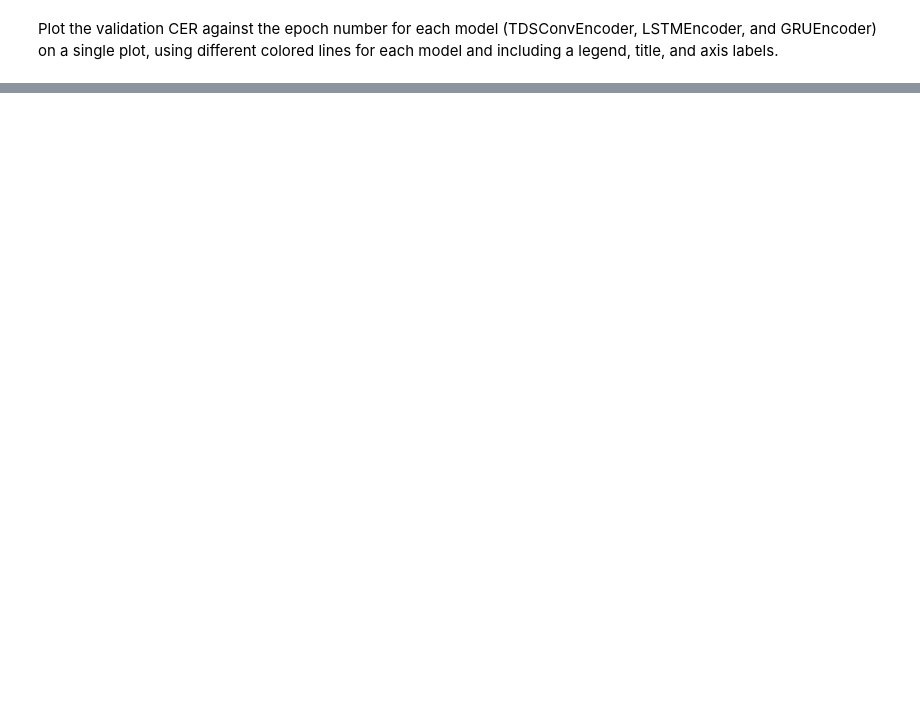
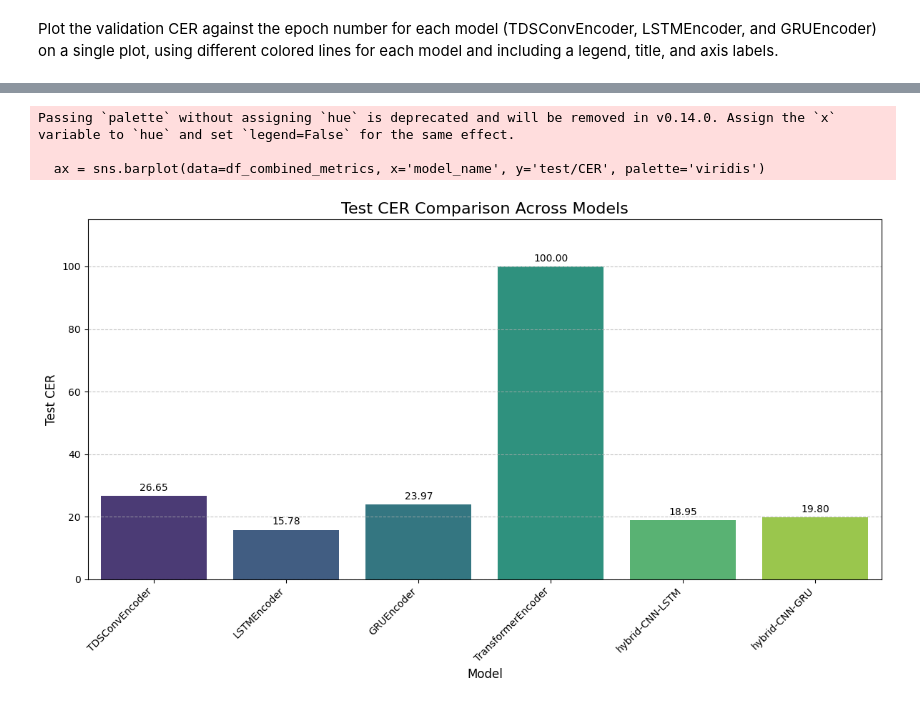
Before and after one commit to shxlpa/emg2qwerty_W26, a Jupyter notebook: Colab_setup.ipynb, the cells around one changed output, grey strips where cells are left out. Drawn from its saved outputs; the diff is of its cells as text; code cells hidden in the pictures; blank space fills up the shorter version.

```diff
--- a/Colab_setup.ipynb
+++ b/Colab_setup.ipynb
@@ -281,0 +342,28 @@ plt.show()
+# %%
+import matplotlib.pyplot as plt
+import seaborn as sns
+
+plt.figure(figsize=(12, 7))
+ax = sns.barplot(data=df_combined_metrics, x='model_name', y='test/CER', palette='viridis')
+
+plt.title('Test CER Comparison Across Models', fontsize=16)
+plt.xlabel('Model', fontsize=12)
+plt.ylabel('Test CER', fontsize=12)
+
+# Add 'test/CER' values on top of each bar
+for container in ax.containers:
+    ax.bar_label(container, fmt='%.2f', label_type='edge', fontsize=10, padding=3)
+
+# Adjust y-axis limit to accommodate text labels
+max_cer = df_combined_metrics['test/CER'].max()
+plt.ylim(0, max_cer * 1.15) # Add 15% buffer above the max value
+
+plt.xticks(rotation=45, ha='right') # Rotate x-axis labels for readability
+plt.grid(axis='y', linestyle='--', alpha=0.7)
+plt.tight_layout()
+plt.show()
+# %% [output]
+Passing `palette` without assigning `hue` is deprecated and will be removed in v0.14.0. Assign the `x` variable to `hue` and set `legend=False` for the same effect.
+
+  ax = sns.barplot(data=df_combined_metrics, x='model_name', y='test/CER', palette='viridis')
+[figure, added]
```
Also changed, not shown: parts of 10 cells of this notebook, 3 other files.
